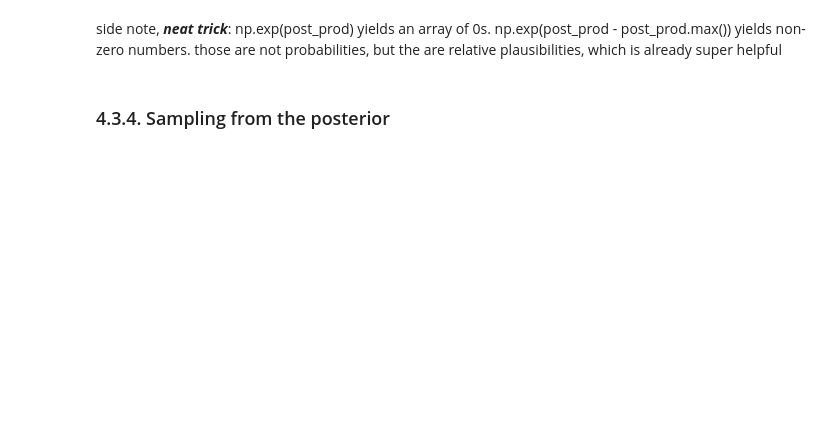
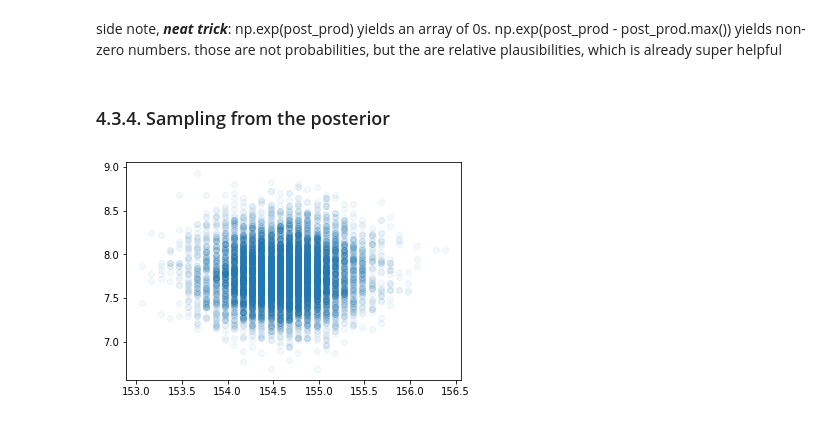
Before and after one commit to nwweber/statistical_rethinking, a Jupyter notebook: chapter_04_linear_models.ipynb, the cells around one changed output. Drawn from its saved outputs; the diff is of its cells as text; code cells hidden in the pictures; blank space fills up the shorter version.

```diff
--- a/chapter_04_linear_models.ipynb
+++ b/chapter_04_linear_models.ipynb
@@ -239,3 +228,13 @@ sns.heatmap(post_prob);
 side note, ***neat trick***: np.exp(post_prod) yields an array of 0s. np.exp(post_prod - post_prod.max()) yields non-zero numbers. those are not probabilities, but the are relative plausibilities, which is already super helpful
 # %% [markdown]
 ### 4.3.4. Sampling from the posterior
+# %%
+# 4.17
+sample_rows = np.random.choice(np.arange(post.shape[0]), size=10000, replace=True, p=post['prob']/post['prob'].sum())
+sample_mu = post['mu'].iloc[sample_rows]
+sample_sigma = post['sigma'].iloc[sample_rows]
+# %%
+# 4.18
+plt.scatter(sample_mu, sample_sigma, alpha=.05);
+# %% [output]
+[figure, added]
```
Also changed, not shown: parts of 22 cells of this notebook.
